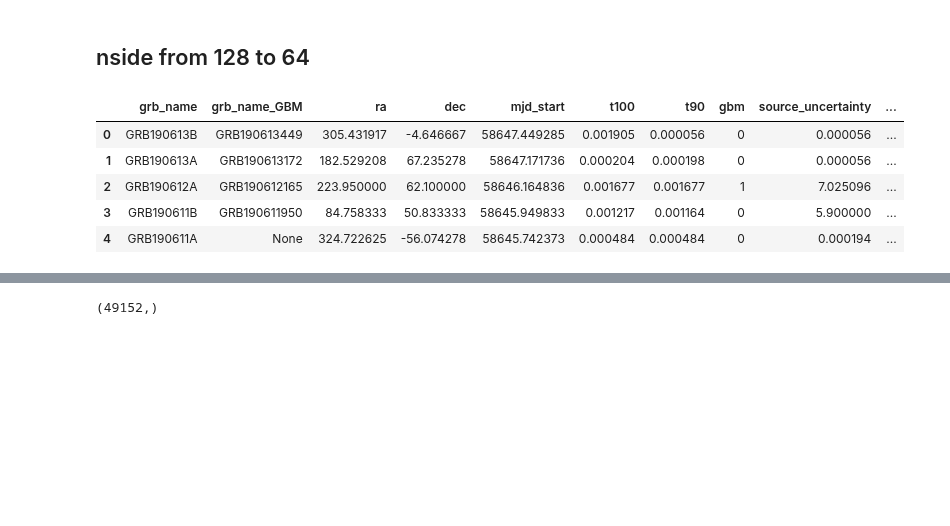
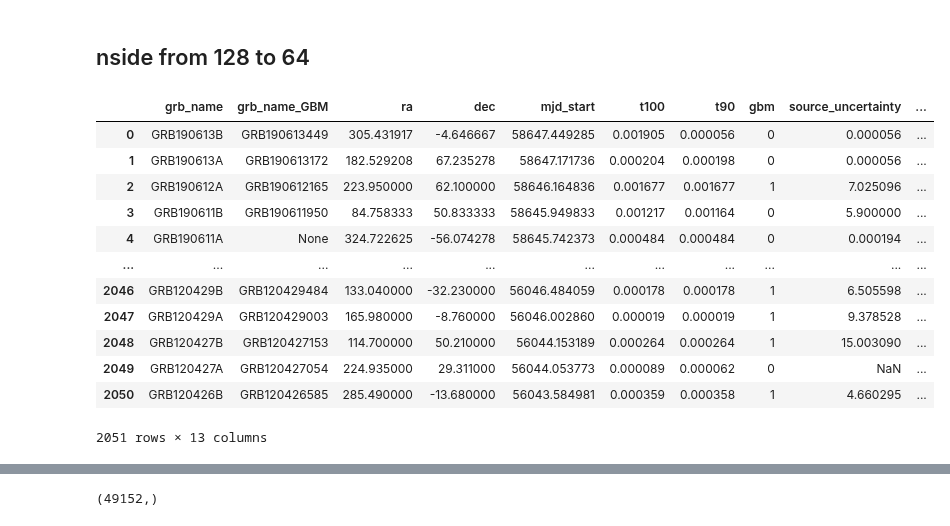
Before and after one commit to ChujieChen/greco_grb, a Jupyter notebook: notebooks/03_check_no_gbm_grb_create_final_grblist.ipynb, the cells around one changed output, grey strips where cells are left out. Drawn from its saved outputs; the diff is of its cells as text; code cells hidden in the pictures; blank space fills up the shorter version.

```diff
--- a/notebooks/03_check_no_gbm_grb_create_final_grblist.ipynb
+++ b/notebooks/03_check_no_gbm_grb_create_final_grblist.ipynb
@@ -224,13 +224,21 @@ healpix_df.head()
 # %% [markdown]
 ## nside from 128 to 64
 # %%
-grbweb = pd.read_pickle("/data/user/cjchen/2020-2021/Spring2021/greco_grb/data/grbwebgbm/grbweb_gbm_healpix.pkl")
+# grbweb = pd.read_pickle("/data/user/cjchen/2020-2021/Spring2021/greco_grb/data/grbwebgbm/grbweb_gbm_healpix.pkl")
+grbweb = pd.read_pickle("/storage/home/hhive1/cchen641/icecube/greco_grb/data/grbwebgbm/grbweb_gbm_healpix.pkl")
 # %%
-grbweb.head()
+grbweb
 # %% [output]
 |  | grb_name | grb_name_GBM | ra | dec | mjd_start | t100 | t90 | gbm | source_uncertainty | ... |
 | 0 | GRB190613B | GRB190613449 | 305.431917 | -4.646667 | 58647.449285 | 0.001905 | 0.000056 | 0 | 0.000056 | ... |
 | 1 | GRB190613A | GRB190613172 | 182.529208 | 67.235278 | 58647.171736 | 0.000204 | 0.000198 | 0 | 0.000056 | ... |
 | 2 | GRB190612A | GRB190612165 | 223.950000 | 62.100000 | 58646.164836 | 0.001677 | 0.001677 | 1 | 7.025096 | ... |
 | 3 | GRB190611B | GRB190611950 | 84.758333 | 50.833333 | 58645.949833 | 0.001217 | 0.001164 | 0 | 5.900000 | ... |
 | 4 | GRB190611A | None | 324.722625 | -56.074278 | 58645.742373 | 0.000484 | 0.000484 | 0 | 0.000194 | ... |
+| ... | ... | ... | ... | ... | ... | ... | ... | ... | ... | ... |
+| 2046 | GRB120429B | GRB120429484 | 133.040000 | -32.230000 | 56046.484059 | 0.000178 | 0.000178 | 1 | 6.505598 | ... |
+| 2047 | GRB120429A | GRB120429003 | 165.980000 | -8.760000 | 56046.002860 | 0.000019 | 0.000019 | 1 | 9.378528 | ... |
+| 2048 | GRB120427B | GRB120427153 | 114.700000 | 50.210000 | 56044.153189 | 0.000264 | 0.000264 | 1 | 15.003090 | ... |
+| 2049 | GRB120427A | GRB120427054 | 224.935000 | 29.311000 | 56044.053773 | 0.000089 | 0.000062 | 0 | NaN | ... |
+| 2050 | GRB120426B | GRB120426585 | 285.490000 | -13.680000 | 56043.584981 | 0.000359 | 0.000358 | 1 | 4.660295 | ... |
+2051 rows × 13 columns
```
Also changed, not shown: parts of 8 cells of this notebook, 12 other files.
